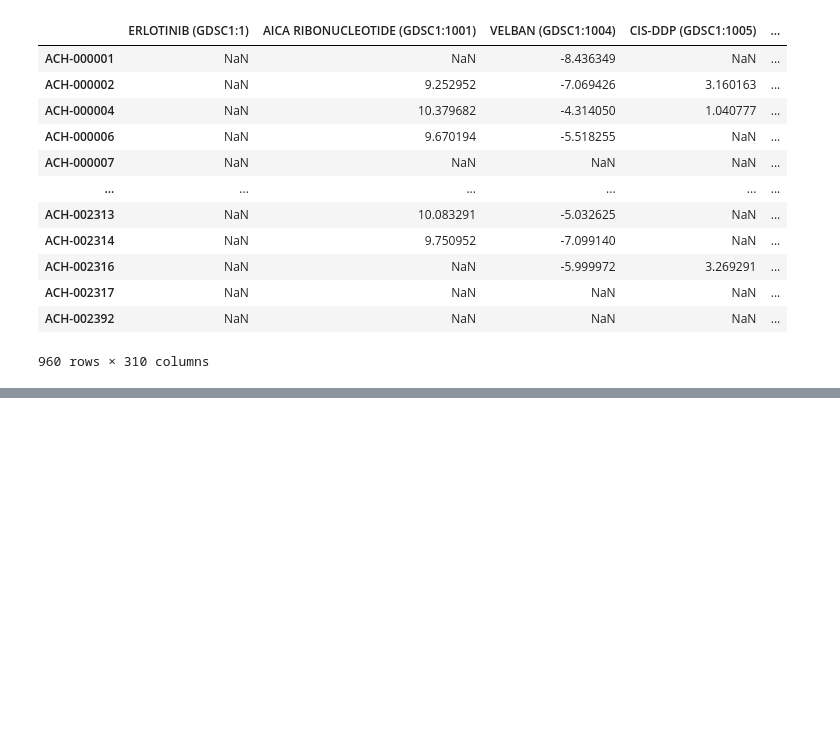
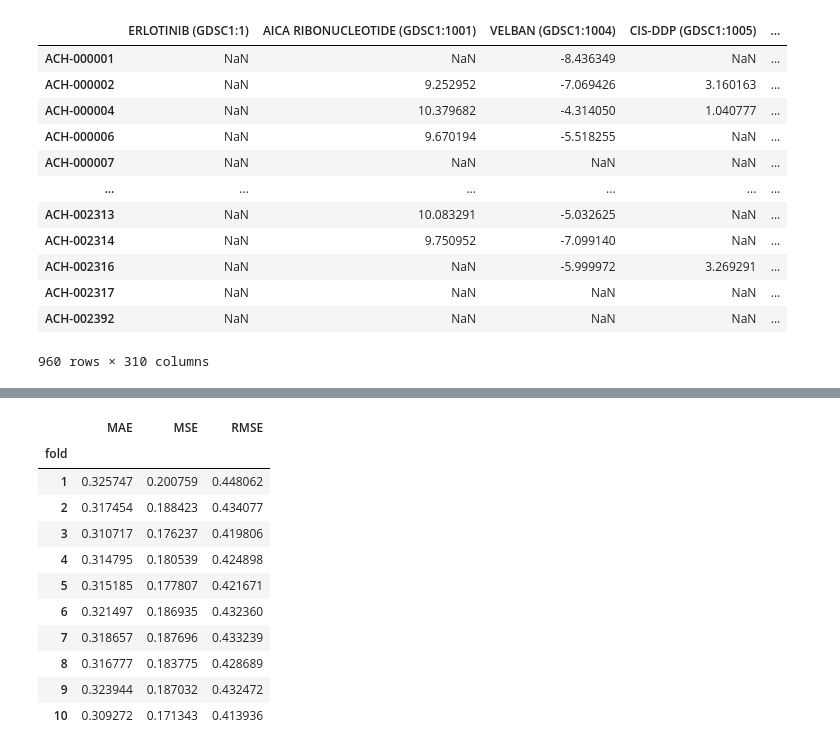
Before and after one commit to bkhyat/PathDSP-CAP5610, a Jupyter notebook: eda.ipynb, the cells around one changed output, grey strips where cells are left out. Saved outputs shown, nothing was run; the diff lists cells and outputs as text; code cells hidden in the pictures; blank space fills up the shorter version.

```diff
--- a/eda.ipynb
+++ b/eda.ipynb
@@ -705,0 +537,21 @@ plt.show()
+# %%
+predictions = pd.read_csv("/Users/thepyguy/Desktop/assignments/CAP-5610-final-project/output_prefix.FNN.cv_10.Prediction.txt", sep="\t")
+predictions.groupby("fold").apply(
+    lambda grp: pd.Series({"MAE": (grp.resp - grp.prediction).abs().mean(),
+                           "MSE": ((grp.resp - grp.prediction)**2).mean(),
+                           "RMSE": (((grp.resp - grp.prediction)**2).mean())**0.5
+                          },)
+)
+# %% [output]
+|  | MAE | MSE | RMSE |
+| fold |  |  |  |
+| 1 | 0.325747 | 0.200759 | 0.448062 |
+| 2 | 0.317454 | 0.188423 | 0.434077 |
+| 3 | 0.310717 | 0.176237 | 0.419806 |
+| 4 | 0.314795 | 0.180539 | 0.424898 |
+| 5 | 0.315185 | 0.177807 | 0.421671 |
+| 6 | 0.321497 | 0.186935 | 0.432360 |
+| 7 | 0.318657 | 0.187696 | 0.433239 |
+| 8 | 0.316777 | 0.183775 | 0.428689 |
+| 9 | 0.323944 | 0.187032 | 0.432472 |
+| 10 | 0.309272 | 0.171343 | 0.413936 |
```
Also changed, not shown: parts of 10 cells of this notebook.
